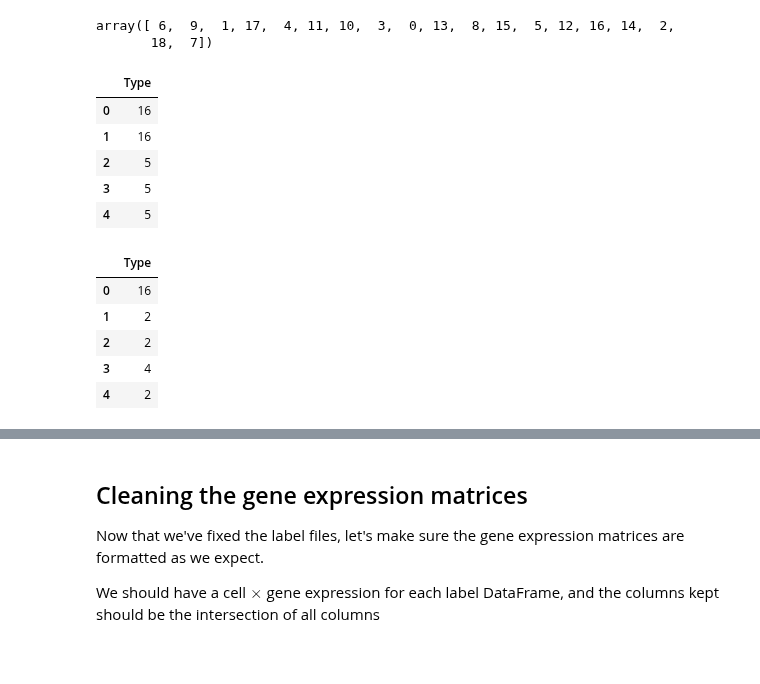
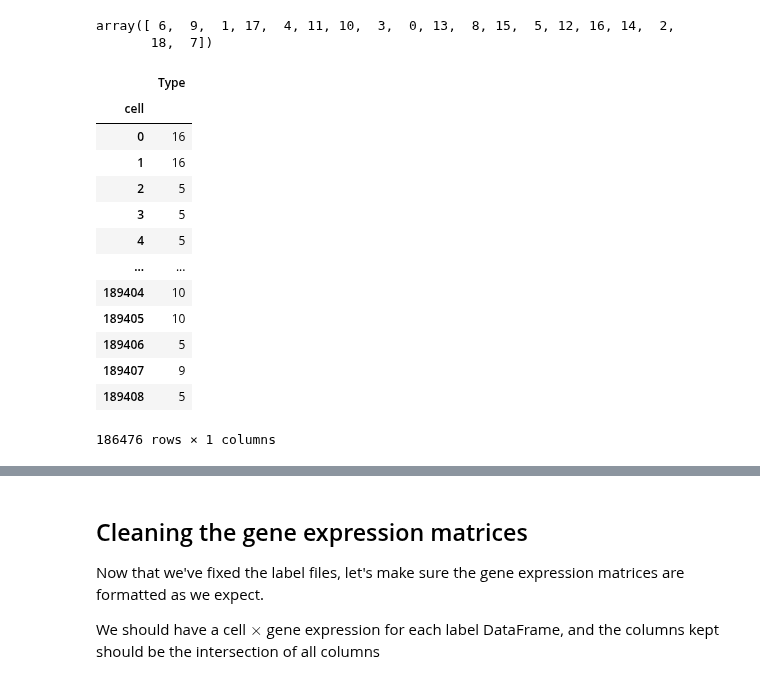
Before and after one commit to jlehrer1/comparative-organoids, a Jupyter notebook: notebooks/external_data_exploration_01.ipynb, the cells around one changed output, grey strips where cells are left out. Drawn from its saved outputs; the diff is of its cells as text; code cells hidden in the pictures; blank space fills up the shorter version.

```diff
--- a/notebooks/external_data_exploration_01.ipynb
+++ b/notebooks/external_data_exploration_01.ipynb
@@ -401,19 +401,21 @@ df1_reduced['Type'] = le.transform(df1_reduced['Type'])
 df2_reduced['Type'] = le.transform(df2_reduced['Type'])
 df3_reduced['Type'] = le.transform(df3_reduced['Type'])
 df4_reduced['Type'] = le.transform(df4_reduced['Type'])
-# %%
-display(df1_reduced.head())
-display(df2_reduced.head())
-# %% [output]
-|  | Type |
-| 0 | 16 |
-| 1 | 16 |
-| 2 | 5 |
-| 3 | 5 |
-| 4 | 5 |
-|  | Type |
-| 0 | 16 |
-| 1 | 2 |
-| 2 | 2 |
-| 3 | 4 |
-| 4 | 2 |
+# %%
+df1_reduced.index.name = 'cell'
+df1_reduced
+# %% [output]
+|  | Type |
+| cell |  |
+| 0 | 16 |
+| 1 | 16 |
+| 2 | 5 |
+| 3 | 5 |
+| 4 | 5 |
+| ... | ... |
+| 189404 | 10 |
+| 189405 | 10 |
+| 189406 | 5 |
+| 189407 | 9 |
+| 189408 | 5 |
+186476 rows × 1 columns
```
Also changed, not shown: parts of 1 cell of this notebook, 3 other files.
